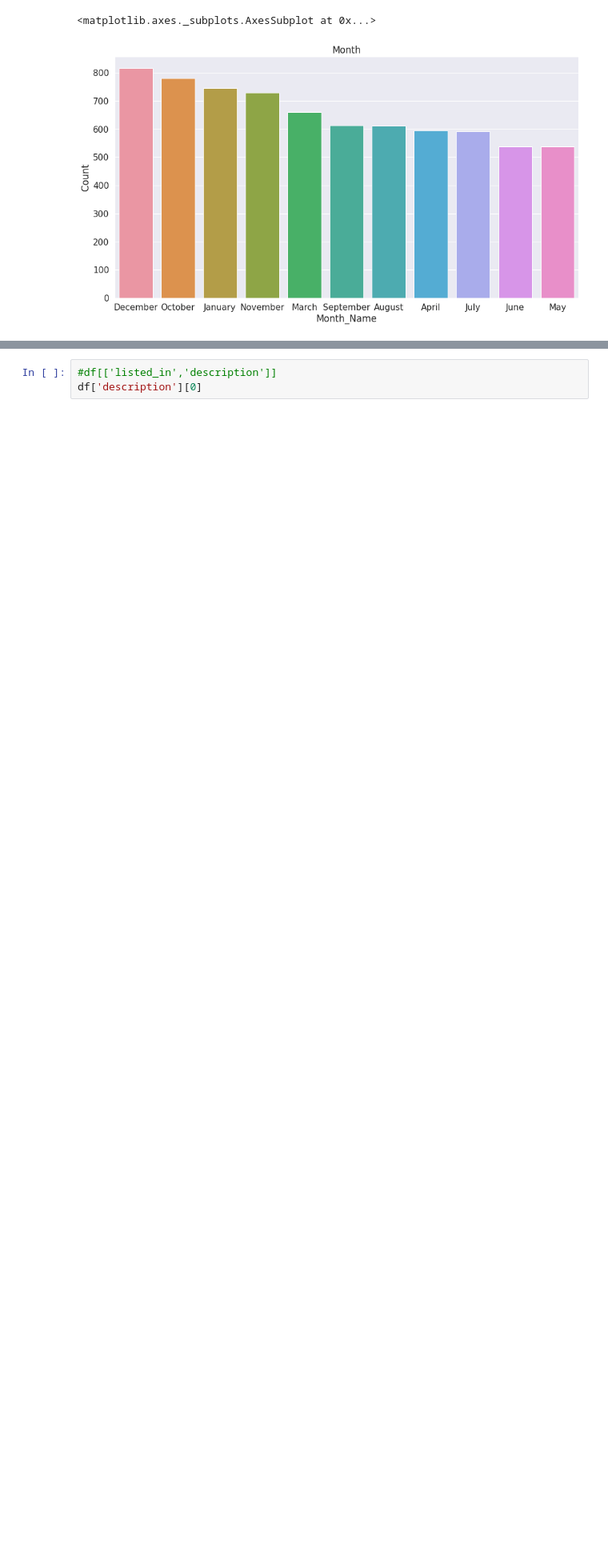
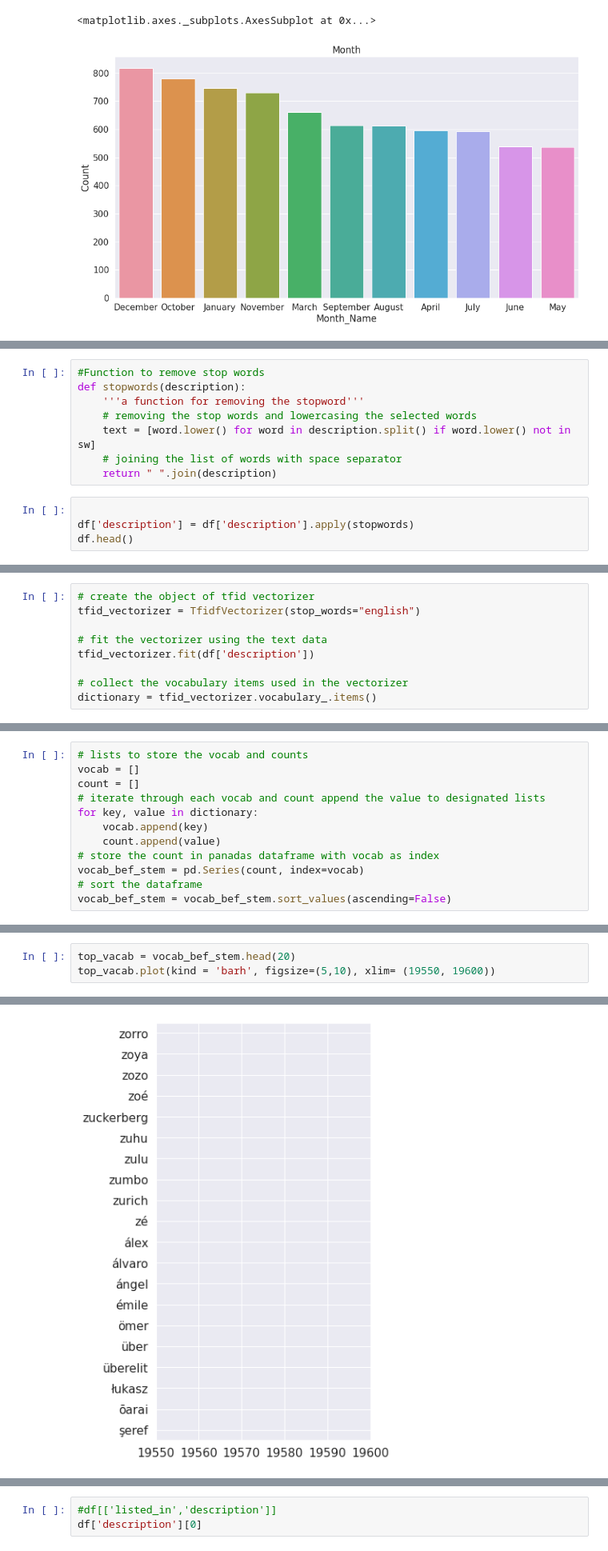
Before and after one commit to Ranjitghadge/NETFLIX-MOVIES-AND-TV-SHOWS-CLUSTERING, a Jupyter notebook: Ranjit_G_NETFLIX_MOVIES_AND_TV_SHOWS_CLUSTERING.ipynb, the cells around one changed output, grey strips where cells are left out. Shown at 80% size. Cells and saved outputs as stored; diff of their text form; blank space fills up the shorter version.

```diff
--- a/Ranjit_G_NETFLIX_MOVIES_AND_TV_SHOWS_CLUSTERING.ipynb
+++ b/Ranjit_G_NETFLIX_MOVIES_AND_TV_SHOWS_CLUSTERING.ipynb
@@ -378,0 +533,12 @@ sns.barplot(x='Month_Name', y='Count',data=ten_counts)
+# %%
+#Function to remove stop words
+def stopwords(description):
+    '''a function for removing the stopword'''
+    # removing the stop words and lowercasing the selected words
+    text = [word.lower() for word in description.split() if word.lower() not in sw]
+    # joining the list of words with space separator
+    return " ".join(description)
+# %%
+
+df['description'] = df['description'].apply(stopwords)
+df.head()
@@ -378,0 +556,9 @@ sns.barplot(x='Month_Name', y='Count',data=ten_counts)
+# %%
+# create the object of tfid vectorizer
+tfid_vectorizer = TfidfVectorizer(stop_words="english")
+
+# fit the vectorizer using the text data
+tfid_vectorizer.fit(df['description'])
+
+# collect the vocabulary items used in the vectorizer
+dictionary = tfid_vectorizer.vocabulary_.items()
@@ -378,0 +569,12 @@ sns.barplot(x='Month_Name', y='Count',data=ten_counts)
+# %%
+# lists to store the vocab and counts
+vocab = []
+count = []
+# iterate through each vocab and count append the value to designated lists
+for key, value in dictionary:
+    vocab.append(key)
+    count.append(value)
+# store the count in panadas dataframe with vocab as index
+vocab_bef_stem = pd.Series(count, index=vocab)
+# sort the dataframe
+vocab_bef_stem = vocab_bef_stem.sort_values(ascending=False)
@@ -378,0 +585,4 @@ sns.barplot(x='Month_Name', y='Count',data=ten_counts)
+# %%
+top_vacab = vocab_bef_stem.head(20)
+top_vacab.plot(kind = 'barh', figsize=(5,10), xlim= (19550, 19600))
+# %% [output]
@@ -378,0 +590 @@ sns.barplot(x='Month_Name', y='Count',data=ten_counts)
+[figure, added]
```
Also changed, not shown: parts of 65 cells of this notebook.
